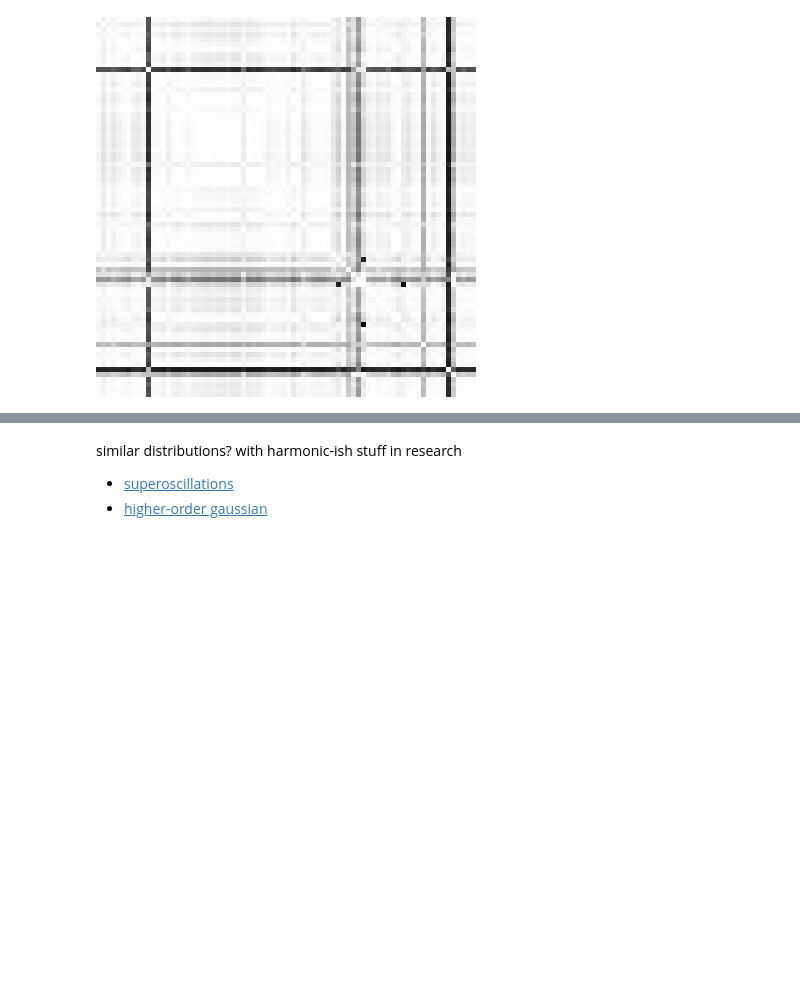
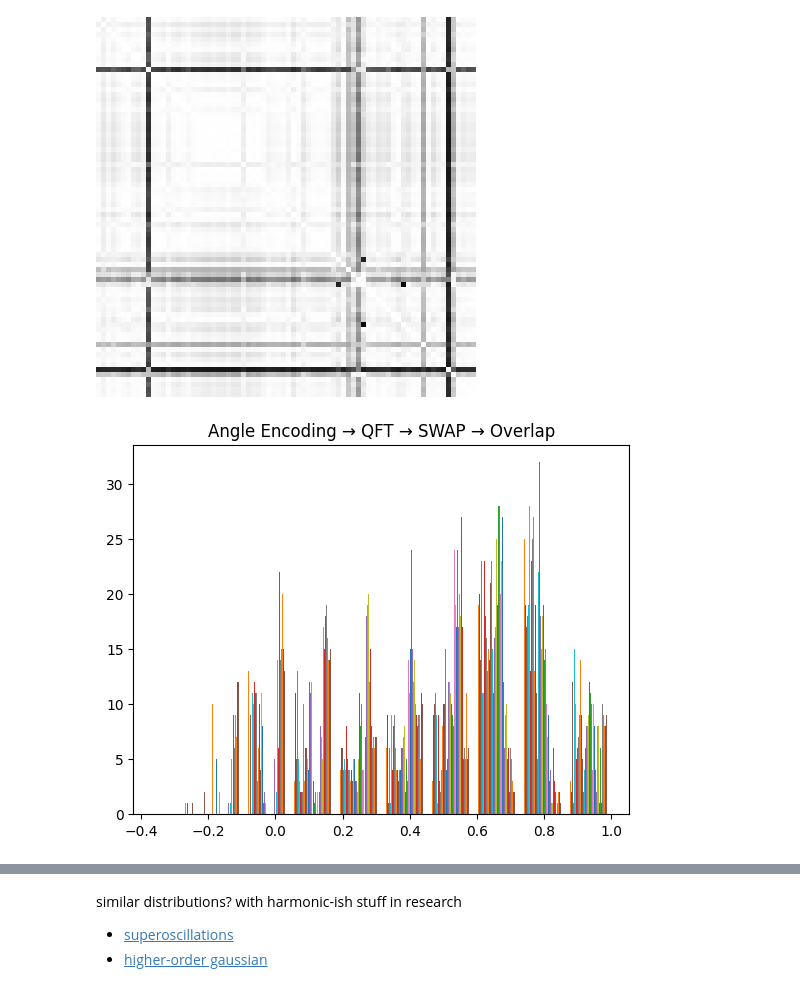
Before and after one commit to 0mWh/pqic-gic-quadrigems, a Jupyter notebook: notebooks/pennylane_circuit.ipynb, the cells around one changed output, grey strips where cells are left out. Cells and saved outputs as stored; diff of their text form; code cells hidden in the pictures; blank space fills up the shorter version.

```diff
--- a/notebooks/pennylane_circuit.ipynb
+++ b/notebooks/pennylane_circuit.ipynb
@@ -290,6 +290,8 @@ Image.fromarray(
 # %% [output]
 [figure]
 # %%
-_ = plt.hist(qf_z)
+_ = plt.hist(q_fidelity_corr)
 _ = plt.title('Angle Encoding → QFT → SWAP → Overlap')
+# %% [output]
+[figure, added]
 # %%
```
Also changed, not shown: parts of 10 cells of this notebook, 1 other file.
